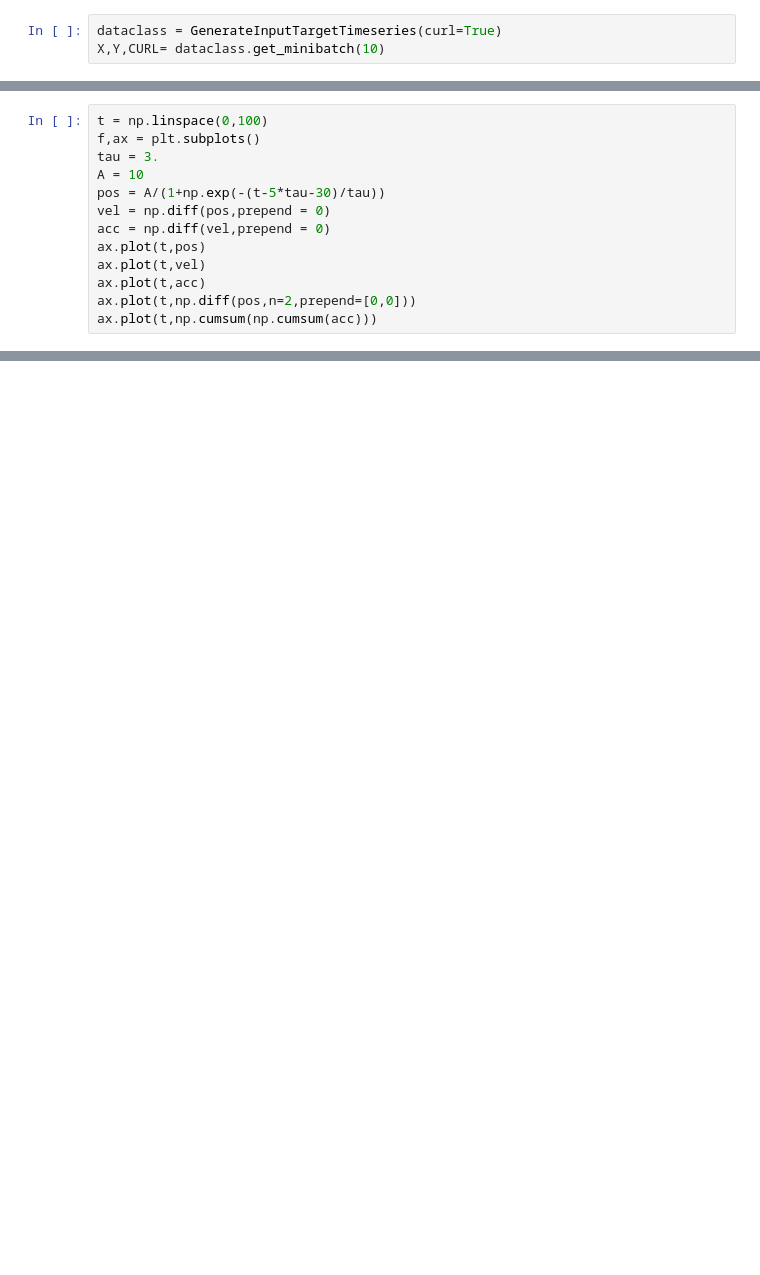
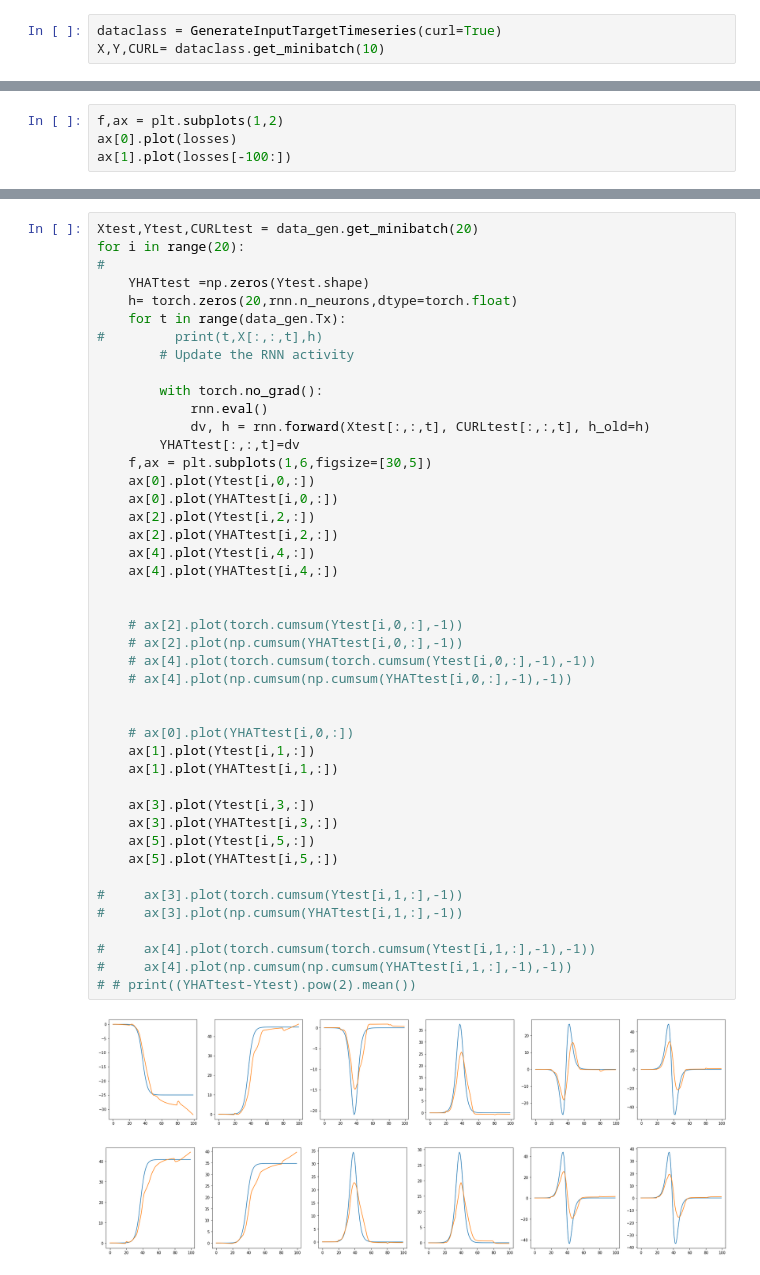
Before and after one commit to xlsun79/CS230Project, a Jupyter notebook: RNN_supervised.ipynb, the cells around one changed output, grey strips where cells are left out. Saved outputs shown, nothing was run; the diff lists cells and outputs as text; blank space fills up the shorter version.

```diff
--- a/RNN_supervised.ipynb
+++ b/RNN_supervised.ipynb
@@ -191,13 +180,0 @@ ax.plot(CURL[:,0,:].T)
-# %%
-t = np.linspace(0,100)
-f,ax = plt.subplots()
-tau = 3.
-A = 10
-pos = A/(1+np.exp(-(t-5*tau-30)/tau))
-vel = np.diff(pos,prepend = 0)
-acc = np.diff(vel,prepend = 0)
-ax.plot(t,pos)
-ax.plot(t,vel)
-ax.plot(t,acc)
-ax.plot(t,np.diff(pos,n=2,prepend=[0,0]))
-ax.plot(t,np.cumsum(np.cumsum(acc)))
@@ -206,0 +277,4 @@ ax.plot(t,np.cumsum(np.cumsum(acc)))
+# %%
+f,ax = plt.subplots(1,2)
+ax[0].plot(losses)
+ax[1].plot(losses[-100:])
@@ -206,0 +288,47 @@ ax.plot(t,np.cumsum(np.cumsum(acc)))
+# %%
+Xtest,Ytest,CURLtest = data_gen.get_minibatch(20)
+for i in range(20):
+#
+    YHATtest =np.zeros(Ytest.shape)
+    h= torch.zeros(20,rnn.n_neurons,dtype=torch.float)
+    for t in range(data_gen.Tx):
+#         print(t,X[:,:,t],h)
+        # Update the RNN activity
+
+        with torch.no_grad():
+            rnn.eval()
+            dv, h = rnn.forward(Xtest[:,:,t], CURLtest[:,:,t], h_old=h)
+        YHATtest[:,:,t]=dv
+    f,ax = plt.subplots(1,6,figsize=[30,5])
+    ax[0].plot(Ytest[i,0,:])
+    ax[0].plot(YHATtest[i,0,:])
+    ax[2].plot(Ytest[i,2,:])
+    ax[2].plot(YHATtest[i,2,:])
+    ax[4].plot(Ytest[i,4,:])
+    ax[4].plot(YHATtest[i,4,:])
+
+
+    # ax[2].plot(torch.cumsum(Ytest[i,0,:],-1))
+    # ax[2].plot(np.cumsum(YHATtest[i,0,:],-1))
+    # ax[4].plot(torch.cumsum(torch.cumsum(Ytest[i,0,:],-1),-1))
+    # ax[4].plot(np.cumsum(np.cumsum(YHATtest[i,0,:],-1),-1))
+
+
+    # ax[0].plot(YHATtest[i,0,:])
+    ax[1].plot(Ytest[i,1,:])
+    ax[1].plot(YHATtest[i,1,:])
+
+    ax[3].plot(Ytest[i,3,:])
+    ax[3].plot(YHATtest[i,3,:])
+    ax[5].plot(Ytest[i,5,:])
+    ax[5].plot(YHATtest[i,5,:])
+
+#     ax[3].plot(torch.cumsum(Ytest[i,1,:],-1))
+#     ax[3].plot(np.cumsum(YHATtest[i,1,:],-1))
+
+#     ax[4].plot(torch.cumsum(torch.cumsum(Ytest[i,1,:],-1),-1))
+#     ax[4].plot(np.cumsum(np.cumsum(YHATtest[i,1,:],-1),-1))
+# # print((YHATtest-Ytest).pow(2).mean())
+# %% [output]
+[figure, added]
+[figure, added]
```
Also changed, not shown: parts of 11 cells of this notebook.
